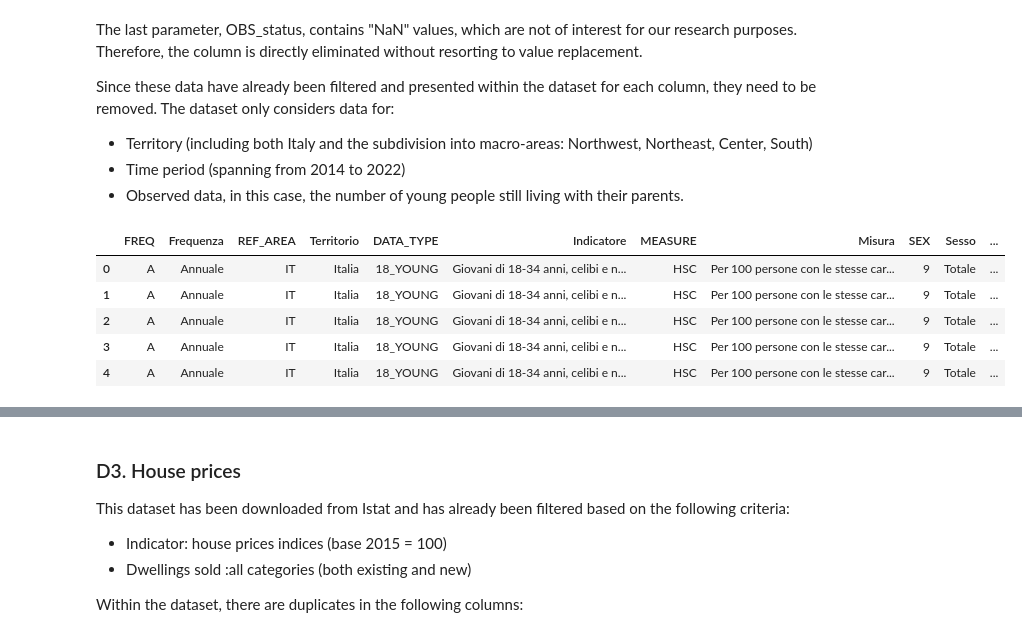
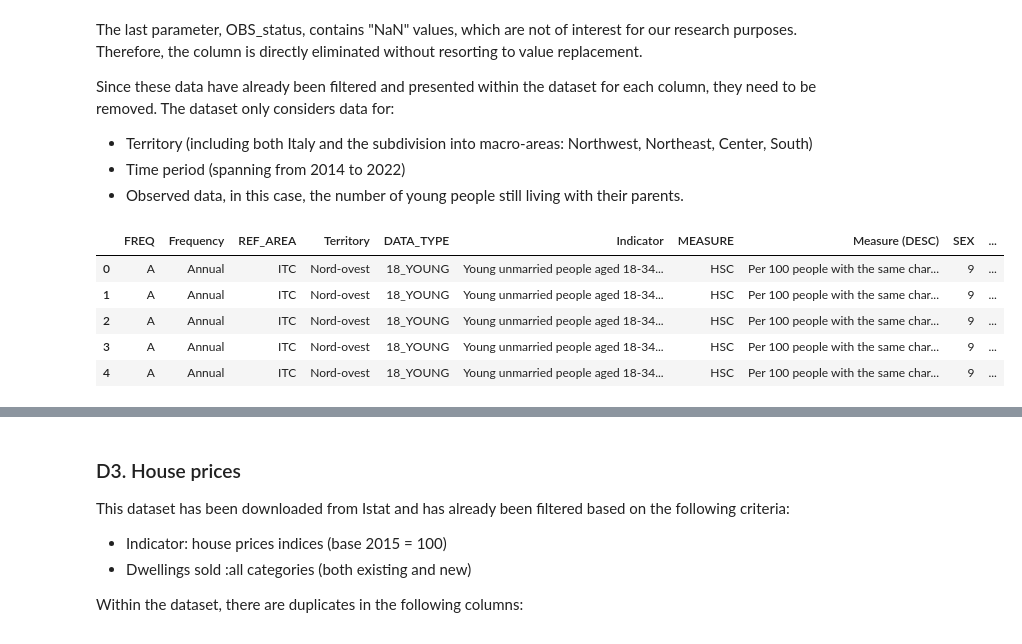
Before and after one commit to giorgiacrosilla/cif, a Jupyter notebook: datasets/cleaning_istat.ipynb, the cells around one changed output, grey strips where cells are left out. Cells and saved outputs as stored; diff of their text form; code cells hidden in the pictures.

```diff
--- a/datasets/cleaning_istat.ipynb
+++ b/datasets/cleaning_istat.ipynb
@@ -93,17 +101,17 @@ Since these data have already been filtered and presented within the dataset for
 # %%
 import pandas as pd
 
 # Read the CSV file
-original = pd.read_csv("C:/Users/crosi/Documents/GitHub/cif/datasets/giovani_casa/giovani.csv", encoding="utf-8",  sep=';')
+original = pd.read_csv("C:/Users/crosi/Documents/GitHub/cif/datasets/giovani_casa/Young people living in family - reg. (IT1,83_63_DF_DCCV_AVQ_PERSONE_121,1.0).csv", encoding="utf-8",  sep=';')
 
 
 original.head(5)
 # %% [output]
-|  | FREQ | Frequenza | REF_AREA | Territorio | DATA_TYPE | Indicatore | MEASURE | Misura | SEX | Sesso | ... |
-| 0 | A | Annuale | IT | Italia | 18_YOUNG | Giovani di 18-34 anni, celibi e n... | HSC | Per 100 persone con le stesse car... | 9 | Totale | ... |
-| 1 | A | Annuale | IT | Italia | 18_YOUNG | Giovani di 18-34 anni, celibi e n... | HSC | Per 100 persone con le stesse car... | 9 | Totale | ... |
-| 2 | A | Annuale | IT | Italia | 18_YOUNG | Giovani di 18-34 anni, celibi e n... | HSC | Per 100 persone con le stesse car... | 9 | Totale | ... |
-| 3 | A | Annuale | IT | Italia | 18_YOUNG | Giovani di 18-34 anni, celibi e n... | HSC | Per 100 persone con le stesse car... | 9 | Totale | ... |
-| 4 | A | Annuale | IT | Italia | 18_YOUNG | Giovani di 18-34 anni, celibi e n... | HSC | Per 100 persone con le stesse car... | 9 | Totale | ... |
+|  | FREQ | Frequency | REF_AREA | Territory | DATA_TYPE | Indicator | MEASURE | Measure (DESC) | SEX | ... |
+| 0 | A | Annual | ITC | Nord-ovest | 18_YOUNG | Young unmarried people aged 18-34... | HSC | Per 100 people with the same char... | 9 | ... |
+| 1 | A | Annual | ITC | Nord-ovest | 18_YOUNG | Young unmarried people aged 18-34... | HSC | Per 100 people with the same char... | 9 | ... |
+| 2 | A | Annual | ITC | Nord-ovest | 18_YOUNG | Young unmarried people aged 18-34... | HSC | Per 100 people with the same char... | 9 | ... |
+| 3 | A | Annual | ITC | Nord-ovest | 18_YOUNG | Young unmarried people aged 18-34... | HSC | Per 100 people with the same char... | 9 | ... |
+| 4 | A | Annual | ITC | Nord-ovest | 18_YOUNG | Young unmarried people aged 18-34... | HSC | Per 100 people with the same char... | 9 | ... |
 # %%
 # Select specific columns
```
Also changed, not shown: parts of 14 cells of this notebook, 24 other files.
